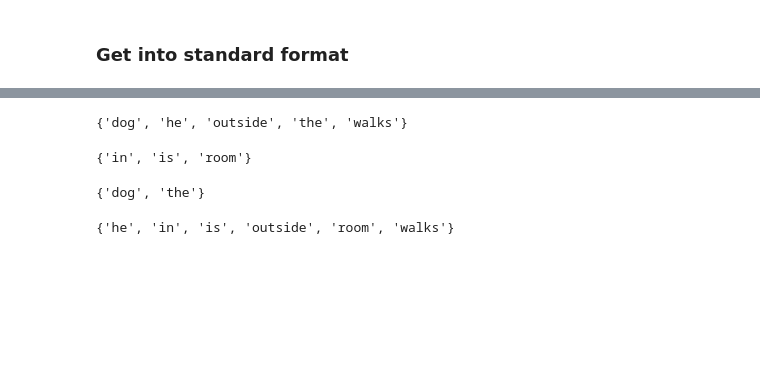
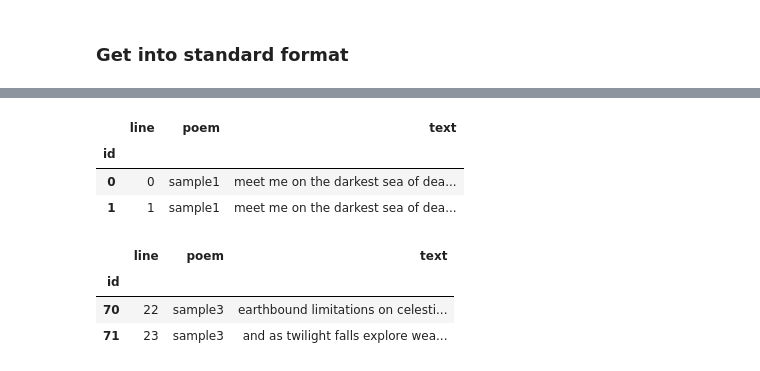
Before and after one commit to dustinmichels/paradeller, a Jupyter notebook: notebooks/analysis.ipynb, the cells around one changed output, grey strips where cells are left out. Saved outputs shown, nothing was run; the diff lists cells and outputs as text; code cells hidden in the pictures; blank space fills up the shorter version.

```diff
--- a/notebooks/analysis.ipynb
+++ b/notebooks/analysis.ipynb
@@ -38,6 +15,0 @@ def datafy(text, name):
-# %%
-def tokenize(text):
-    return [
-        x.strip().lower().translate(str.maketrans('', '', string.punctuation))
-        for x in text.split()
-    ]
@@ -155,17 +15,0 @@ set1
-# %%
-set2 = set(s2.split())
-set2
-# %% [output]
-{'dog', 'he', 'outside', 'the', 'walks'}
-# %%
-set1 - set2
-# %% [output]
-{'in', 'is', 'room'}
-# %%
-set1 & set2
-# %% [output]
-{'dog', 'the'}
-# %%
-set1 ^ set2
-# %% [output]
-{'he', 'in', 'is', 'outside', 'room', 'walks'}
@@ -171,0 +42,14 @@ set1 ^ set2
+# %%
+df = pd.DataFrame(data).set_index('id')
+
+display(df.head(2))
+display(df.tail(2))
+# %% [output]
+|  | line | poem | text |
+| id |  |  |  |
+| 0 | 0 | sample1 | meet me on the darkest sea of dea... |
+| 1 | 1 | sample1 | meet me on the darkest sea of dea... |
+|  | line | poem | text |
+| id |  |  |  |
+| 70 | 22 | sample3 | earthbound limitations on celesti... |
+| 71 | 23 | sample3 | and as twilight falls explore wea... |
```
Also changed, not shown: parts of 35 cells of this notebook, 1 other file.
